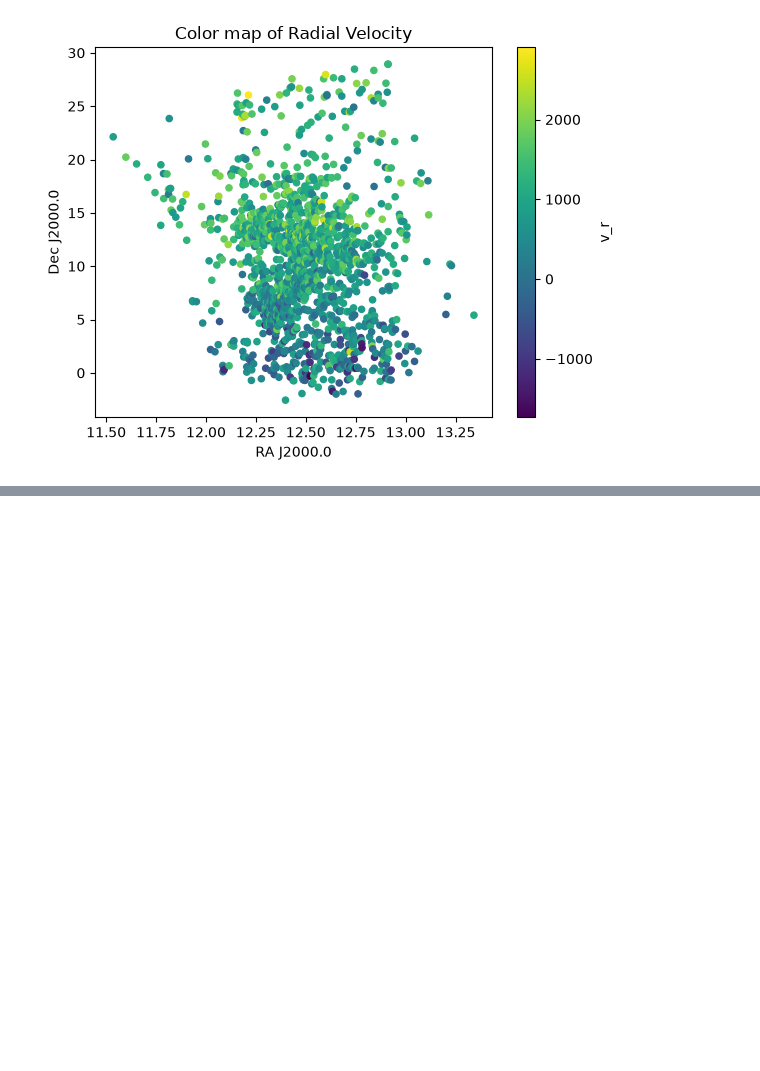
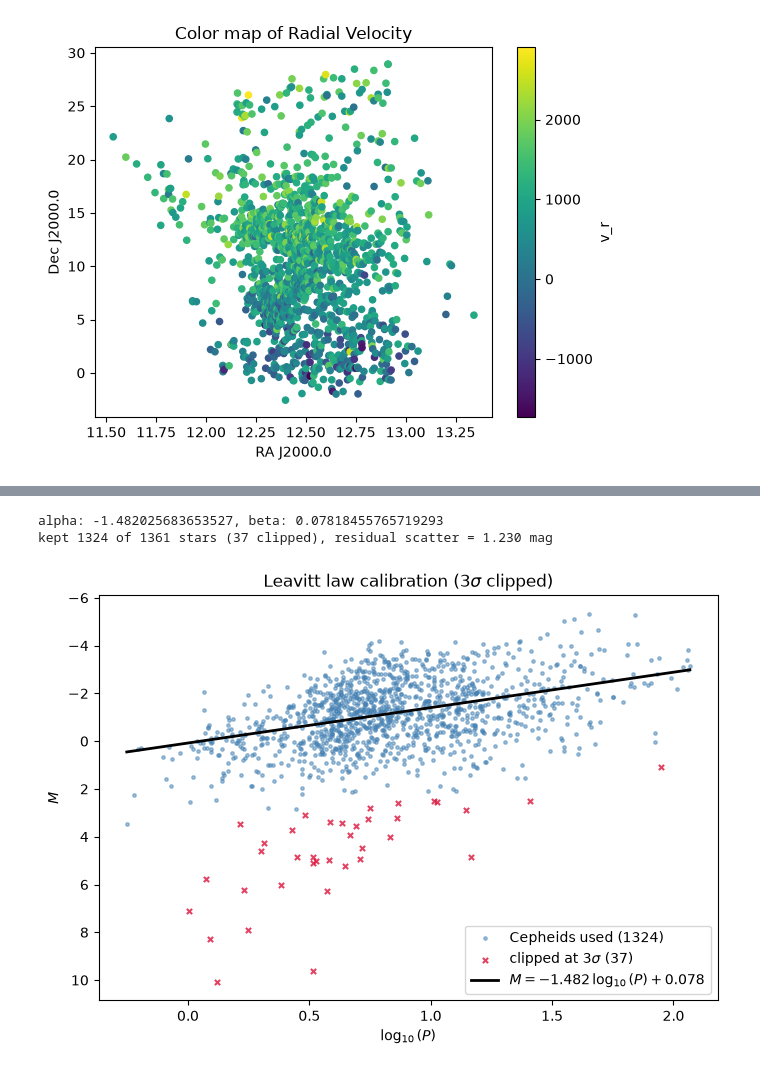
Before and after one commit to yugantchelak/Hubble-Tension, a Jupyter notebook: Cepheid Variables/Cepheids.ipynb, the cells around one changed output, grey strips where cells are left out. Saved outputs shown, nothing was run; the diff lists cells and outputs as text; code cells hidden in the pictures; blank space fills up the shorter version.

```diff
--- a/Cepheid Variables/Cepheids.ipynb
+++ b/Cepheid Variables/Cepheids.ipynb
@@ -109,3 +127,3 @@ The [Gaia Mission](https://en.wikipedia.org/wiki/Gaia_(spacecraft) aims at catal
 # %%
-gaia_data = pd.read_csv('gaia.csv')
+gaia_data = pd.read_csv('Data/gaia.csv')
 # %% [markdown]
@@ -213,0 +177,57 @@ Fit gaussians on your velocity and distance data and report the mean and standar
+# %%
+gaia_data['parallax'] = pd.to_numeric(gaia_data['parallax'])
+gaia_data['d in pc'] = 1000 / gaia_data['parallax']
+
+#use the distance to calculate the absolute magnitude of the stars using the formula M = m - 5 * (log10(d) - 1)
+gaia_data['M']= gaia_data['mean apparent magnitude'] - 5 * (np.log10(gaia_data['d in pc']) - 1)
+
+gaia_data['log10_P'] = np.log10(gaia_data['time period'])
+
+x_all = gaia_data['log10_P'].values
+y_all = gaia_data['M'].values
+
+
+def sigma_clip_fit(x, y, nsigma=3.0, max_iter=20):
+    # Straight-line fit with iterative sigma clipping on the residuals.
+    # Clipping symmetrically in residual space avoids selecting on distance or
+    # period, either of which would bias the slope (see the note above).
+    keep = np.ones(len(x), dtype=bool)
+    for _ in range(max_iter):
+        coeffs = np.polyfit(x[keep], y[keep], 1)
+        residuals = y - np.polyval(coeffs, x)
+        new_keep = np.abs(residuals) <= nsigma * residuals[keep].std()
+        if (new_keep == keep).all():      # converged
+            break
+        keep = new_keep
+    return coeffs, keep, residuals[keep].std()
+
+
+poly, keep, scatter = sigma_clip_fit(x_all, y_all, nsigma=3.0)
+alpha, beta = poly
+
+print(f"alpha: {alpha}, beta: {beta}")
+print(f"kept {keep.sum()} of {len(keep)} stars "
+      f"({(~keep).sum()} clipped), residual scatter = {scatter:.3f} mag")
+
+# plot the survivors and the clipped stars separately so the cut is visible
+plt.figure(figsize=(7, 5))
+plt.scatter(x_all[keep], y_all[keep], s=6, alpha=0.5,
+            color='steelblue', label=f'Cepheids used ({keep.sum()})')
+plt.scatter(x_all[~keep], y_all[~keep], s=14, alpha=0.8, marker='x',
+            color='crimson', label=f'clipped at 3$\\sigma$ ({(~keep).sum()})')
+
+x = np.linspace(x_all.min(), x_all.max(), 100)
+plt.plot(x, np.polyval(poly, x), color='black', lw=2,
+         label=f'$M = {alpha:.3f}\\,\\log_{{10}}(P) + {beta:.3f}$')
+
+plt.gca().invert_yaxis()      # magnitudes: brighter is up
+plt.xlabel('$\\log_{10}(P)$')
+plt.ylabel('$M$')
+plt.title('Leavitt law calibration (3$\\sigma$ clipped)')
+plt.legend()
+plt.tight_layout()
+plt.show()
+# %% [output]
+alpha: -1.482025683653527, beta: 0.07818455765719293
+kept 1324 of 1361 stars (37 clipped), residual scatter = 1.230 mag
+[figure, added]
```
Also changed, not shown: parts of 35 cells of this notebook, 32 other files.
